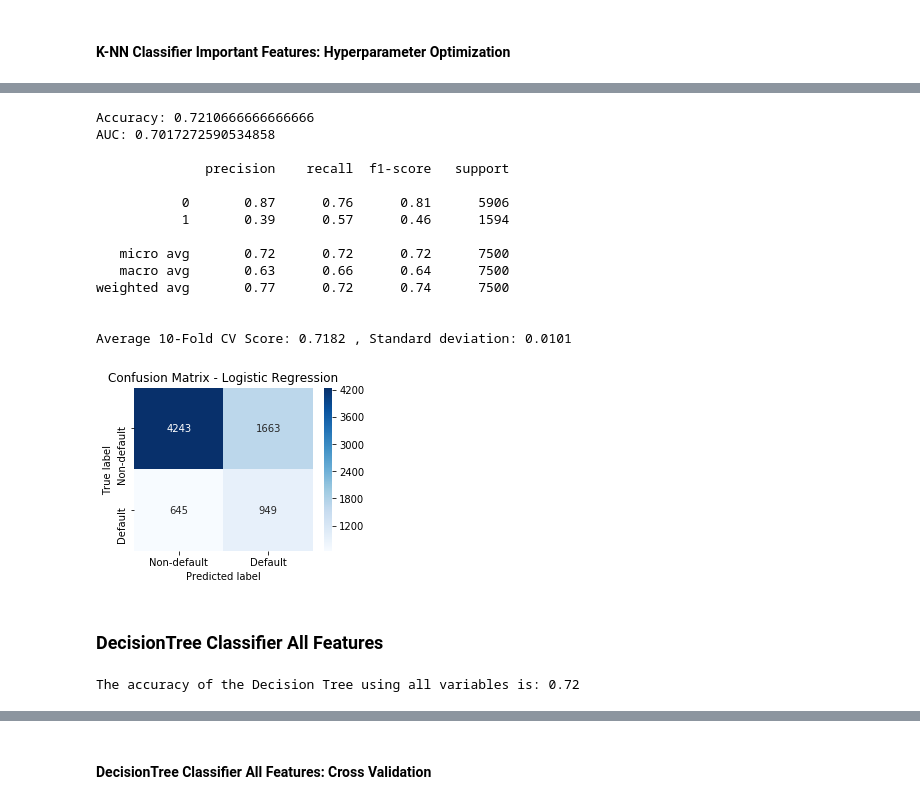
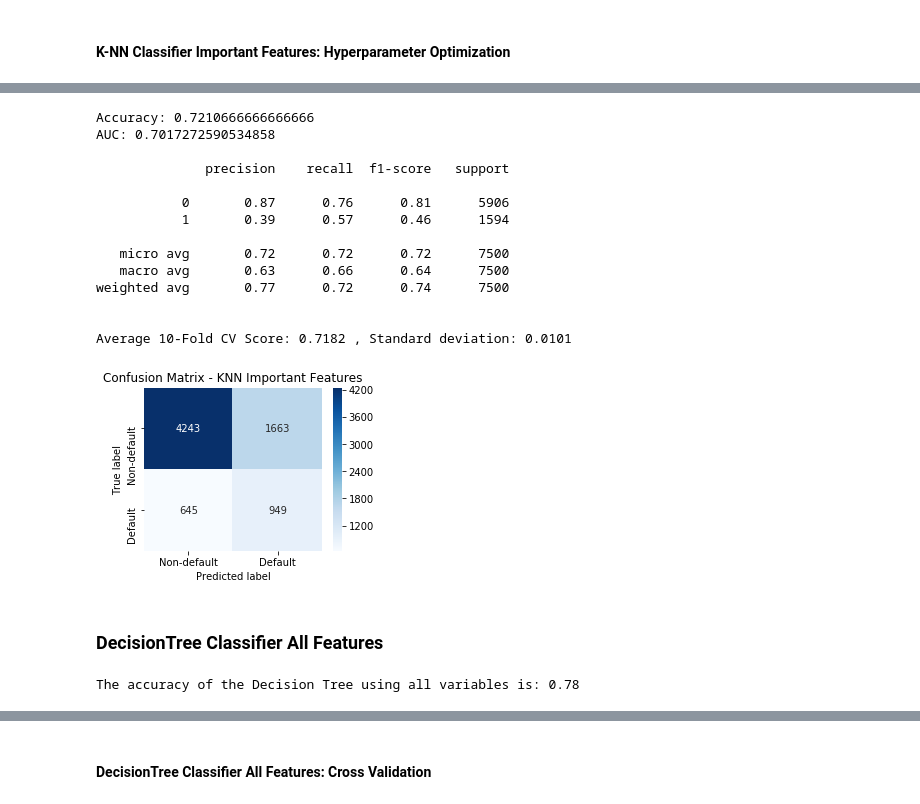
Before and after one commit to BA545-SP2019/2019-competition2-data-miner-league, a Jupyter notebook: Final Competition 2.ipynb, the cells around one changed output, grey strips where cells are left out. Cells and saved outputs as stored; diff of their text form; code cells hidden in the pictures.

```diff
--- a/Final Competition 2.ipynb
+++ b/Final Competition 2.ipynb
@@ -1178,39 +1183,39 @@ cv_scores =cross_val_score(K_NNimp, X1_resample, y1_resample, cv=10, scoring=sco
 # Print the 10-fold cross-validation scores
 print()
 print(classification_report(y1_test, y1_pred))
 print()
 print("Average 10-Fold CV Score: {}".format(round(np.mean(cv_scores),4)),
       ", Standard deviation: {}".format(round(np.std(cv_scores),4)))
 
 # Plot Confusion Matrix
 plt.figure(figsize=(4,3))
 ConfMatrix = confusion_matrix(y1_test,K_NNimp.predict(X1_test))
 sns.heatmap(ConfMatrix,annot=True, cmap="Blues", fmt="d",
             xticklabels = ['Non-default', 'Default'],
             yticklabels = ['Non-default', 'Default'])
 plt.ylabel('True label')
 plt.xlabel('Predicted label')
-plt.title("Confusion Matrix - Logistic Regression");
+plt.title("Confusion Matrix - KNN Important Features");
 # %% [output]
 Accuracy: 0.7210666666666666
 AUC: 0.7017272590534858
 
               precision    recall  f1-score   support
 
            0       0.87      0.76      0.81      5906
            1       0.39      0.57      0.46      1594
 
    micro avg       0.72      0.72      0.72      7500
    macro avg       0.63      0.66      0.64      7500
 weighted avg       0.77      0.72      0.74      7500
 
 
 Average 10-Fold CV Score: 0.7182 , Standard deviation: 0.0101
-[figure, old version]
+[figure, new version]
 # %% [markdown]
 ### DecisionTree Classifier All Features
 # %%
-tree = DecisionTreeClassifier(max_depth=10, random_state=2019)
+tree = DecisionTreeClassifier(max_depth=3, random_state=2019)
 
 # training the classifier
 tree.fit(X_resample, y_resample)
@@ -1219,4 +1224,4 @@ tree.fit(X_resample, y_resample)
 y_pred = tree.predict(X_test)
 print('The accuracy of the Decision Tree using all variables is:',metrics.accuracy_score(y_test, y_pred).round(2))
 # %% [output]
-The accuracy of the Decision Tree using all variables is: 0.72
+The accuracy of the Decision Tree using all variables is: 0.78
```
Also changed, not shown: parts of 21 cells of this notebook, 4 other files.
